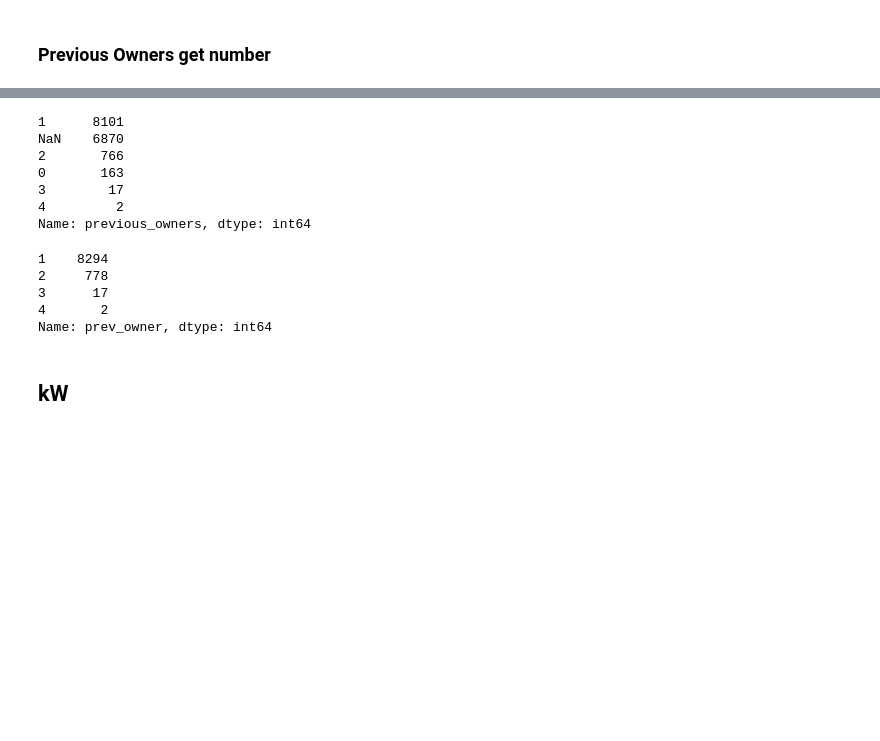
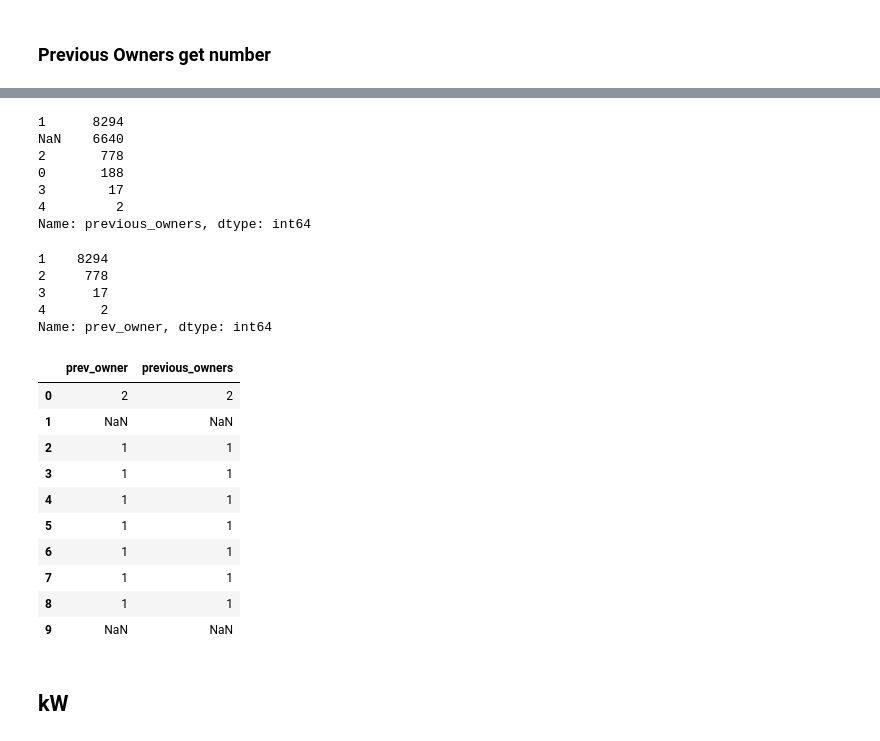
Before and after one commit to YusufSHub/DAwPython-Capstone-Project, a Jupyter notebook: DAwPy-Capstone_Project_(AutoScout)_D1124-Yusuf.ipynb, the cells around one changed output, grey strips where cells are left out. Drawn from its saved outputs; the diff is of its cells as text; code cells hidden in the pictures; blank space fills up the shorter version.

```diff
--- a/DAwPy-Capstone_Project_(AutoScout)_D1124-Yusuf.ipynb
+++ b/DAwPy-Capstone_Project_(AutoScout)_D1124-Yusuf.ipynb
@@ -722,8 +781,8 @@ df.registration.dtype
 dtype('O')
 # %% [markdown]
 ### Removing \n from First Registration
-# %%
-df["First Registration"] = df["first_registration"].apply(remove)
+# %%
+df["first_registration"]=df["first_registration"].str[1].str.strip("\n")
 # %%
 df["first_registration"].head()
 # %% [output]
@@ -855,5 +930,7 @@ NaN    6828
 Name: prev_owner, dtype: int64
 # %% [markdown]
 ### Previous Owners get number
-# %%
-df["previous_owners"] = df["previous_owners"].str.extract('(\d)')
+# %%
+df["previous_owners"] = df["previous_owners"].apply(
+    lambda x: x[0] if type(x) == list else x).replace('\\n', '', regex=True)
+df["previous_owners"]
@@ -860,10 +950,10 @@ df["previous_owners"] = df["previous_owners"].str.extract('(\d)')
 # %%
 df["previous_owners"].value_counts(dropna=False)
 # %% [output]
-1      8101
-NaN    6870
-2       766
-0       163
+1      8294
+NaN    6640
+2       778
+0       188
 3        17
 4         2
 Name: previous_owners, dtype: int64
@@ -884,3 +968,17 @@ Name: prev_owner, dtype: int64
+# %%
+df[["prev_owner","previous_owners"]].head(10)
+# %% [output]
+|  | prev_owner | previous_owners |
+| 0 | 2 | 2 |
+| 1 | NaN | NaN |
+| 2 | 1 | 1 |
+| 3 | 1 | 1 |
+| 4 | 1 | 1 |
+| 5 | 1 | 1 |
+| 6 | 1 | 1 |
+| 7 | 1 | 1 |
+| 8 | 1 | 1 |
+| 9 | NaN | NaN |
 # %% [markdown]
 ## kW
 # %%
```
Also changed, not shown: parts of 133 cells of this notebook, 5 other files.
